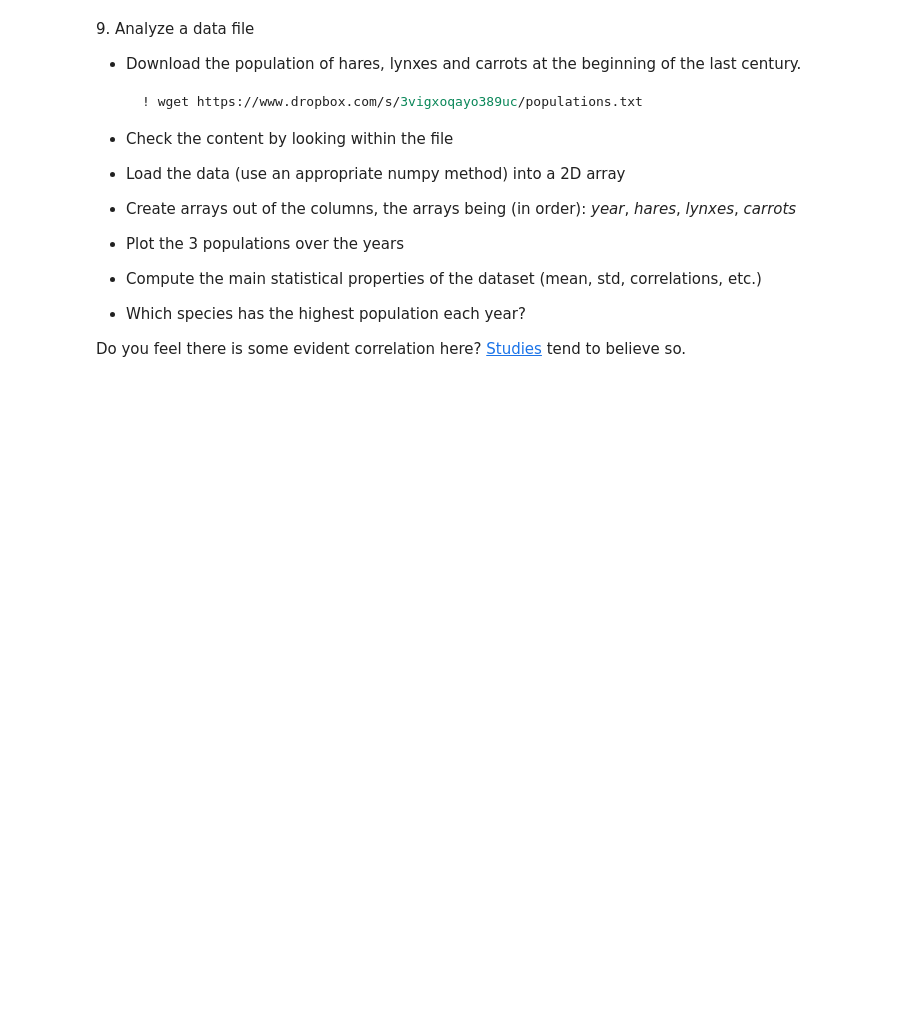
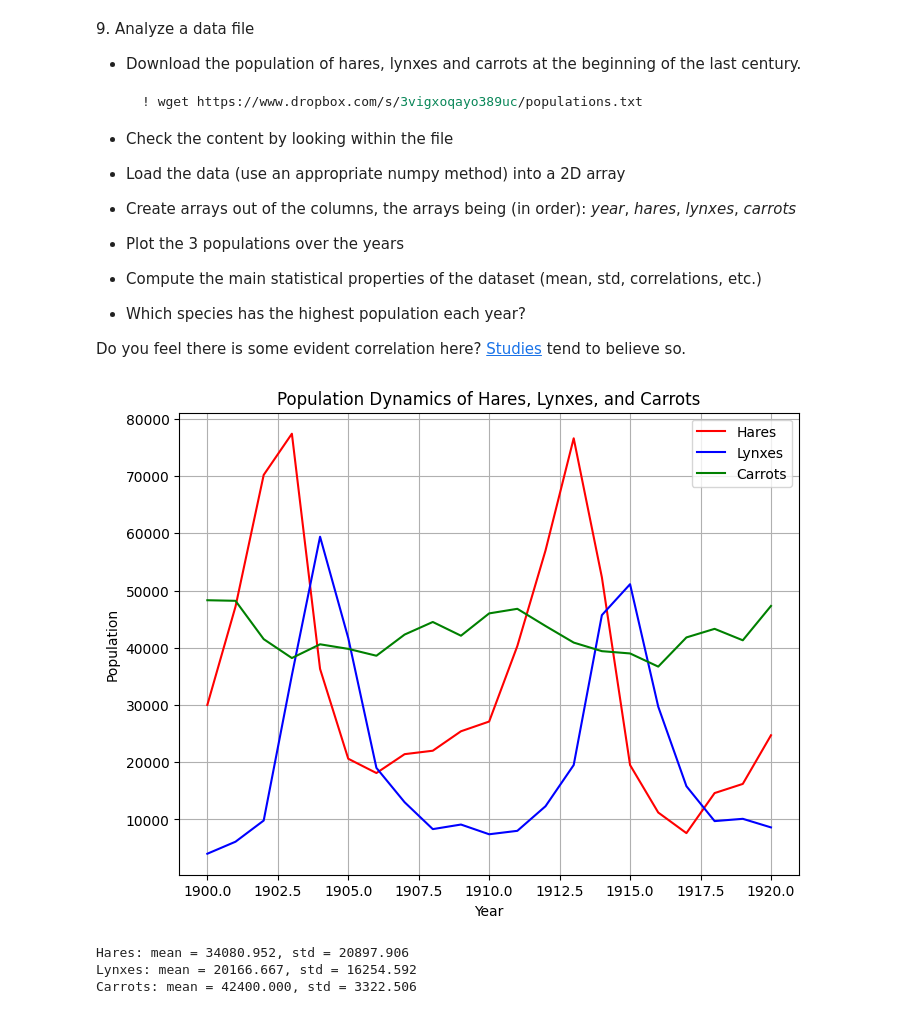
Before and after one commit to DanieleGhezzi25/LaboratoryOfComputationalPhysics_Y8, a Jupyter notebook: 04ex_Numpy.ipynb, the cells around one changed output. Cells and saved outputs as stored; diff of their text form; code cells hidden in the pictures; blank space fills up the shorter version.

```diff
--- a/04ex_Numpy.ipynb
+++ b/04ex_Numpy.ipynb
@@ -350,3 +350,39 @@ The mean squared distance is linear with respect to time (y=x)
   * Which species has the highest population each year?
 
 Do you feel there is some evident correlation here? [Studies](https://www.enr.gov.nt.ca/en/services/lynx/lynx-snowshoe-hare-cycle) tend to believe so.
+# %%
+data = np.loadtxt('populations.txt')
+
+year = data[:, 0]
+hares = data[:, 1]
+lynxes = data[:, 2]
+carrots = data[:, 3]
+
+plt.figure(figsize=(8,6))
+plt.plot(year, hares, label='Hares', color='red')
+plt.plot(year, lynxes, label='Lynxes', color='blue')
+plt.plot(year, carrots, label='Carrots', color='green')
+plt.xlabel('Year')
+plt.ylabel('Population')
+plt.title('Population Dynamics of Hares, Lynxes, and Carrots')
+plt.legend()
+plt.grid()
+plt.show()
+
+mean_hares = np.mean(hares)
+std_hares = np.std(hares)
+
+mean_lynxes = np.mean(lynxes)
+std_lynxes = np.std(lynxes)
+
+mean_carrots = np.mean(carrots)
+std_carrots = np.std(carrots)
+
+print(f'Hares: mean = {mean_hares:.3f}, std = {std_hares:.3f}')
+print(f'Lynxes: mean = {mean_lynxes:.3f}, std = {std_lynxes:.3f}')
+print(f'Carrots: mean = {mean_carrots:.3f}, std = {std_carrots:.3f}')
+# %% [output]
+[figure, added]
+Hares: mean = 34080.952, std = 20897.906
+Lynxes: mean = 20166.667, std = 16254.592
+Carrots: mean = 42400.000, std = 3322.506
```
Also changed, not shown: parts of 3 cells of this notebook, 1 other file.
